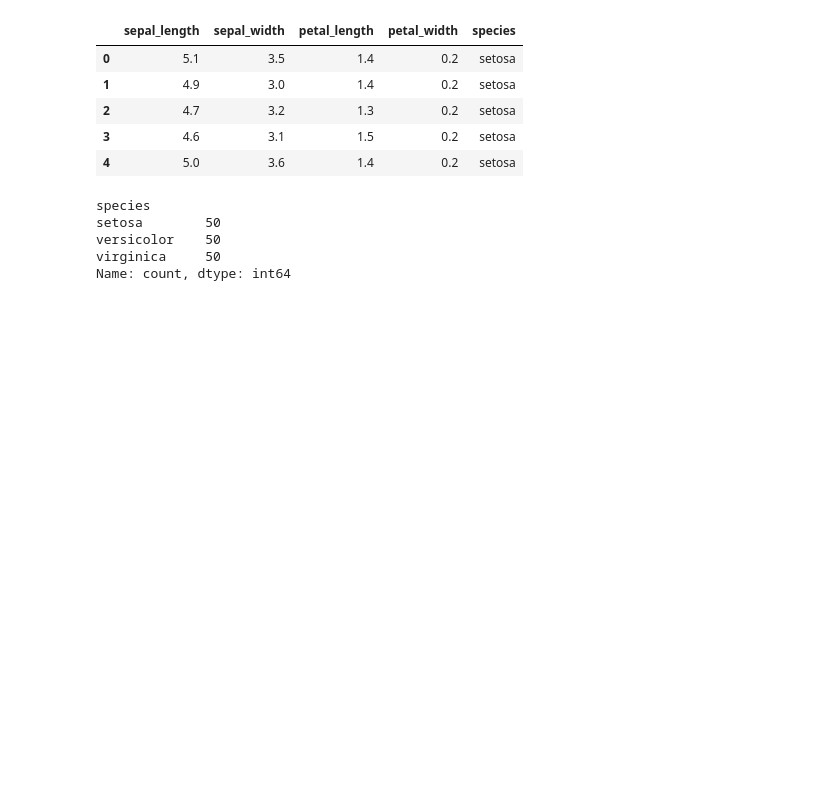
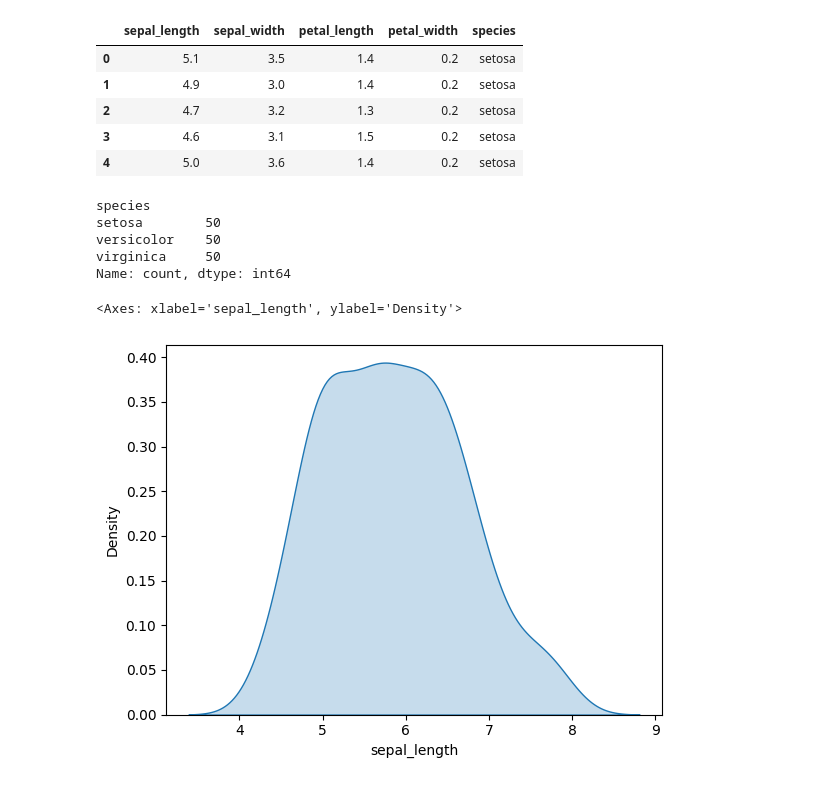
Before and after one commit to Arnab-apk/Gen_AI, a Jupyter notebook: seaborn.ipynb, the cells around one changed output. Cells and saved outputs as stored; diff of their text form; code cells hidden in the pictures; blank space fills up the shorter version.

```diff
--- a/seaborn.ipynb
+++ b/seaborn.ipynb
@@ -42,3 +42,9 @@ Name: count, dtype: int64
 # %%
 #kernel density estimation plot
 #it is a mix of histograms and distribution plots
+# KDE represents the data using a continious probability density curve in one or more dimensions
+
+sns.kdeplot(df['sepal_length'],fill=True)
+# %% [output]
+<Axes: xlabel='sepal_length', ylabel='Density'>
+[figure, added]
```
Also changed, not shown: parts of 1 cell of this notebook.
